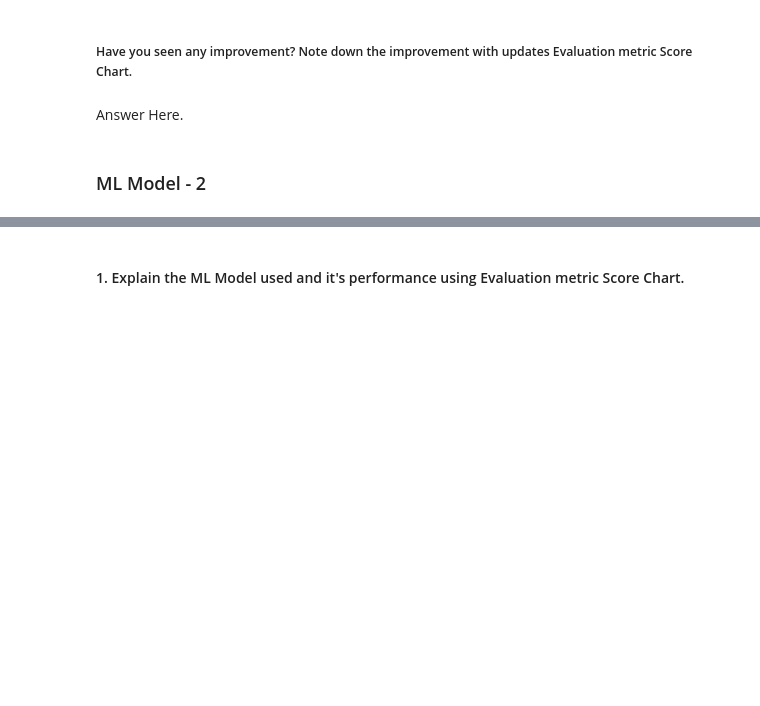
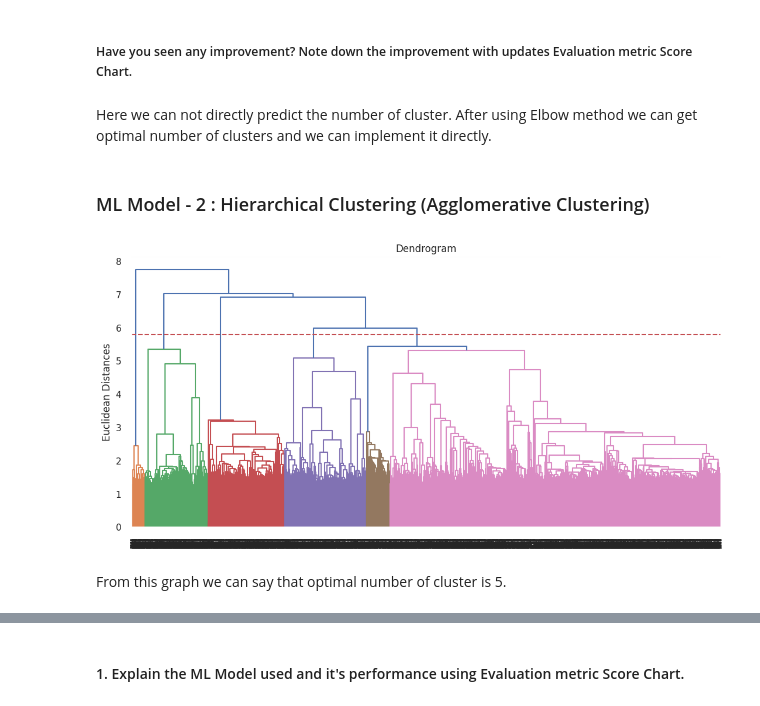
Before and after one commit to Apaulgithub/Netflix_Movies_And_TV_Shows_Clustering, a Jupyter notebook: Netflix_Movies_And_TV_Shows_Clustering_(Unsupervised_ML).ipynb, the cells around one changed output, grey strips where cells are left out. Saved outputs shown, nothing was run; the diff lists cells and outputs as text; code cells hidden in the pictures; blank space fills up the shorter version.

```diff
--- a/Netflix_Movies_And_TV_Shows_Clustering_(Unsupervised_ML).ipynb
+++ b/Netflix_Movies_And_TV_Shows_Clustering_(Unsupervised_ML).ipynb
@@ -1426,6 +1515,25 @@ Answer Here.
 # %% [markdown]
 ##### Have you seen any improvement? Note down the improvement with updates Evaluation metric Score Chart.
-# %% [markdown]
-Answer Here.
+# %% [markdown]
+Here we can not directly predict the number of cluster. After using Elbow method we can get optimal number of clusters and we can implement it directly.
 # %% [markdown]
-### ML Model - 2
+### ML Model - 2 : Hierarchical Clustering (Agglomerative Clustering)
+# %%
+# ML Model - 2 Implementation
+# Using the dendrogram to find the optimal number of clusters
+
+# Instantiate the dendogram
+plt.figure(figsize=(13,6))
+dendrogram = sch.dendrogram(sch.linkage(X, method = 'ward'))
+
+# Set labels
+plt.title('Dendrogram')
+plt.ylabel('Euclidean Distances')
+plt.axhline(y=5.8, color='r', linestyle='--')
+
+# Display Chart
+plt.show()
+# %% [output]
+[figure, added]
+# %% [markdown]
+From this graph we can say that optimal number of cluster is 5.
```
Also changed, not shown: parts of 45 cells of this notebook.
